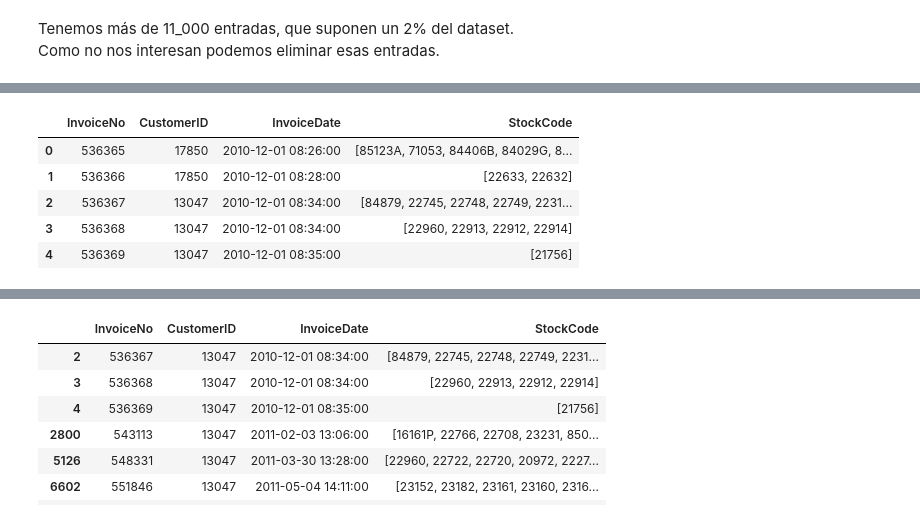
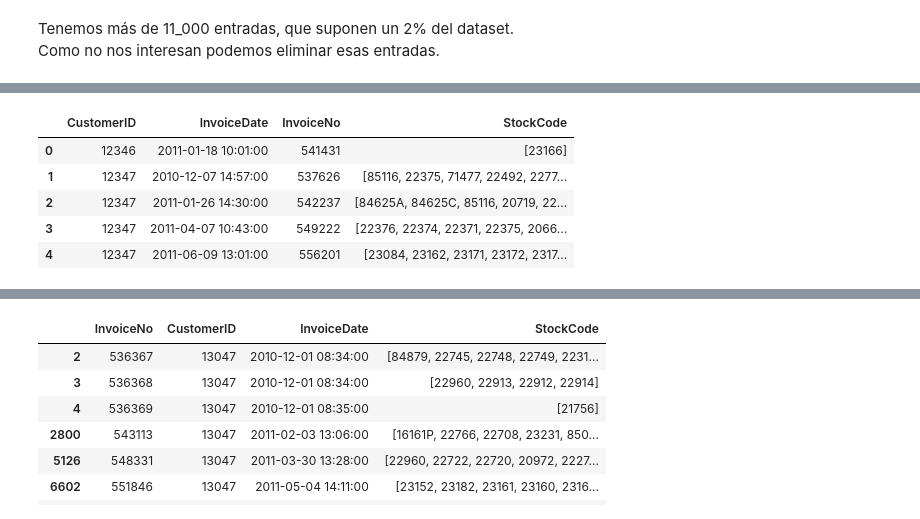
Before and after one commit to Alf-caput/LAB02_ReglasYPatronesSecuenciales, a Jupyter notebook: notebook.ipynb, the cells around one changed output, grey strips where cells are left out. Drawn from its saved outputs; the diff is of its cells as text; code cells hidden in the pictures.

Commit message:
group similar time invoices

```diff
--- a/notebook.ipynb
+++ b/notebook.ipynb
@@ -133,15 +133,15 @@ df_std.head()
 | 4 | 536365 | 84029E | RED WOOLLY HOTTIE WHITE HEART. | 6 | 2010-12-01 08:26:00 | 3.39 | 17850 | United Kingdom |
 # %%
 import numpy as np
-df_invoice = df_std.groupby(['InvoiceNo', 'CustomerID', 'InvoiceDate'])['StockCode'].apply(lambda x: np.array(x)).reset_index()
+df_invoice = df_std.groupby(['CustomerID', 'InvoiceDate', 'InvoiceNo'])['StockCode'].apply(lambda x: np.array(x)).reset_index()
 df_invoice.sort_values(by='CustomerID')
 df_invoice.head()
 # %% [output]
-|  | InvoiceNo | CustomerID | InvoiceDate | StockCode |
-| 0 | 536365 | 17850 | 2010-12-01 08:26:00 | [85123A, 71053, 84406B, 84029G, 8... |
-| 1 | 536366 | 17850 | 2010-12-01 08:28:00 | [22633, 22632] |
-| 2 | 536367 | 13047 | 2010-12-01 08:34:00 | [84879, 22745, 22748, 22749, 2231... |
-| 3 | 536368 | 13047 | 2010-12-01 08:34:00 | [22960, 22913, 22912, 22914] |
-| 4 | 536369 | 13047 | 2010-12-01 08:35:00 | [21756] |
+|  | CustomerID | InvoiceDate | InvoiceNo | StockCode |
+| 0 | 12346 | 2011-01-18 10:01:00 | 541431 | [23166] |
+| 1 | 12347 | 2010-12-07 14:57:00 | 537626 | [85116, 22375, 71477, 22492, 2277... |
+| 2 | 12347 | 2011-01-26 14:30:00 | 542237 | [84625A, 84625C, 85116, 20719, 22... |
+| 3 | 12347 | 2011-04-07 10:43:00 | 549222 | [22376, 22374, 22371, 22375, 2066... |
+| 4 | 12347 | 2011-06-09 13:01:00 | 556201 | [23084, 23162, 23171, 23172, 2317... |
 # %%
 max_distance = pd.Timedelta(minutes=5)
```
Also changed, not shown: parts of 1 cell of this notebook.
